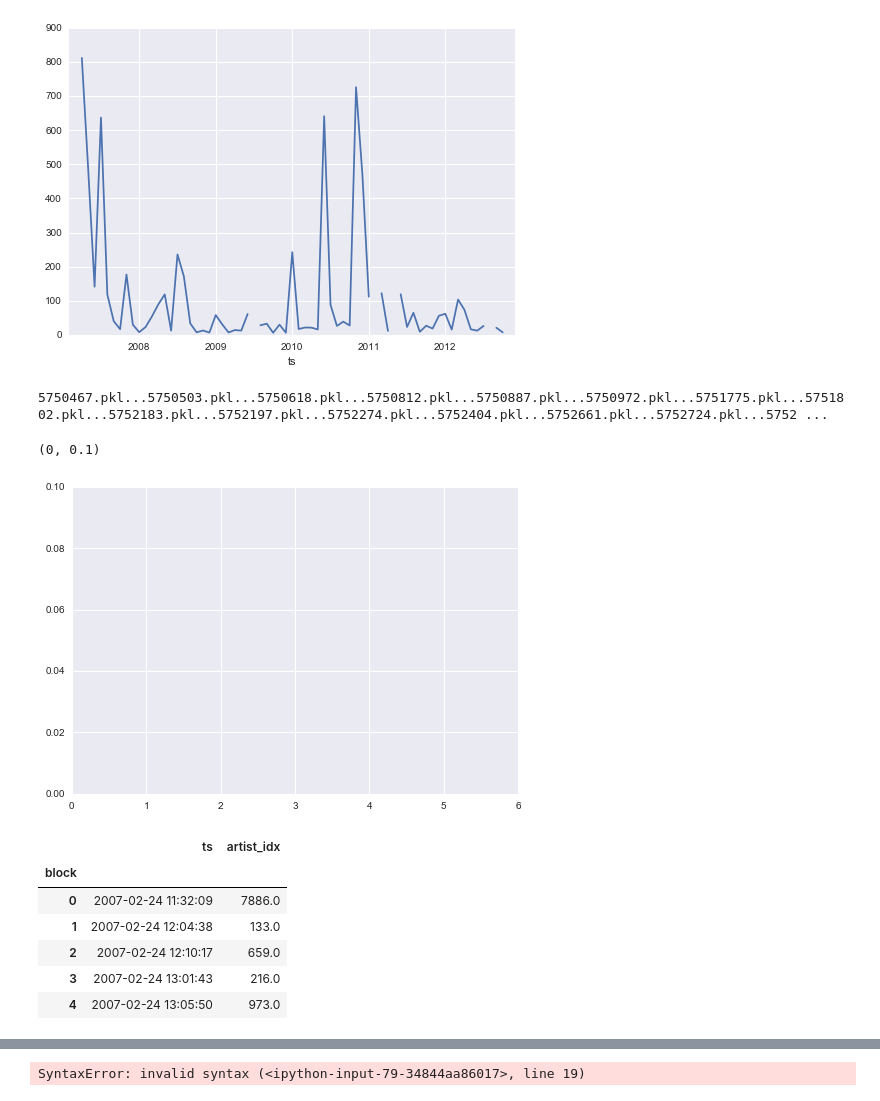
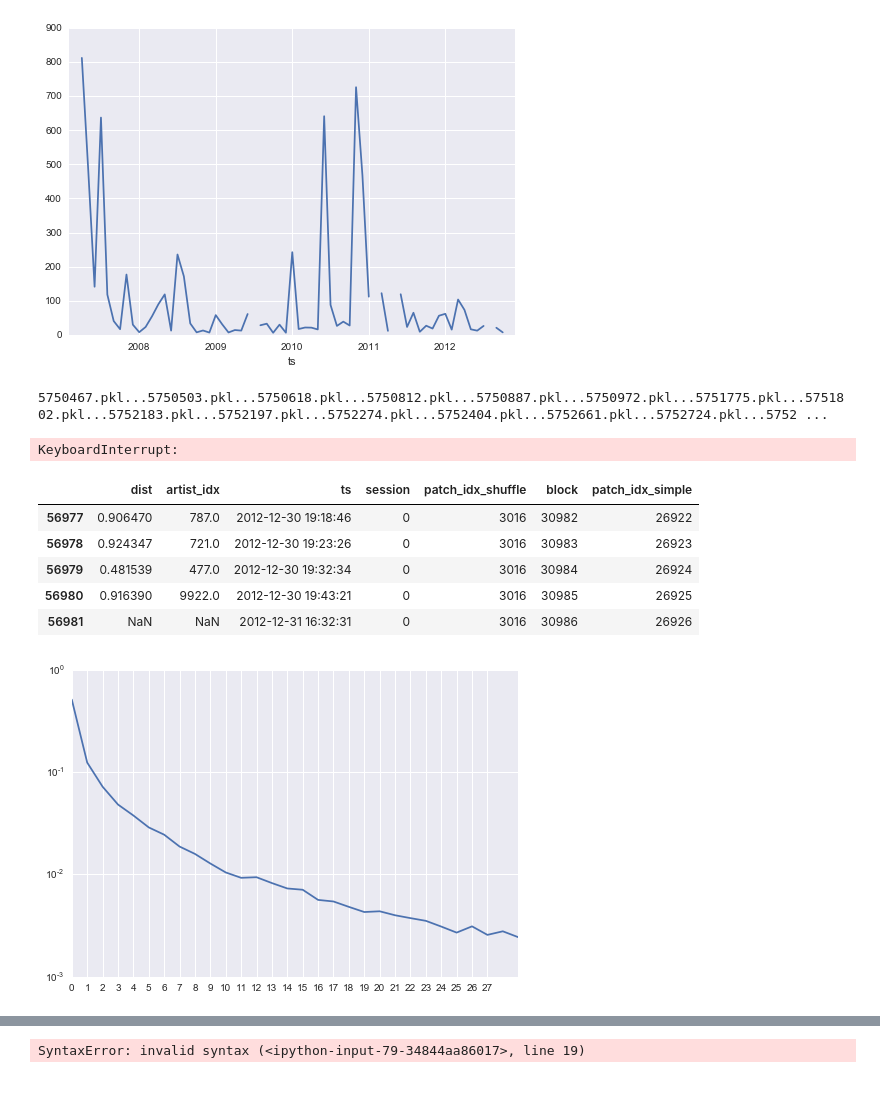
Before and after one commit to jlorince/MusicForaging, a Jupyter notebook: notebooks/scratch.ipynb, the cells around one changed output, grey strips where cells are left out. Cells and saved outputs as stored; diff of their text form; code cells hidden in the pictures.

Commit message:
blockgaps ready?

```diff
--- a/notebooks/scratch.ipynb
+++ b/notebooks/scratch.ipynb
@@ -44,46 +44,57 @@ example.set_index('ts')['ld'].resample('M').mean().plot()
 [figure]
 # %%
 import sys
+bins = np.arange(0,31,1)
 
-bins = np.arange(0,28,1)*24*60*60
-bins -= 43200
-bins[0] = 0
-gaps = np.zeros(len(bins)-1)
+result_all = []
+day = np.timedelta64(1, 'D')
+result_2 = []
 
 
 for fi in glob('../testData/scrobbles_processed/*'):
     sys.stdout.write(fi.split('/')[-1]+'...')
 
     df = pd.read_pickle(fi)[['ts','artist_idx','block']].groupby('block').first()
+    td = (df['ts']-df.shift(1)['ts']).dropna()/day
+    vals = np.histogram(td,bins=bins)[0]
+    result_2.append(vals)
 
+    #df = pd.read_pickle(fi)[['ts','artist_idx','block']]
 
+    result = []
     for artist in df['artist_idx'].dropna().unique():
-        current = df[df['artist_idx']==artist]
-        td = (current-current.shift(1)).dropna().apply(lambda x: x['ts'].total_seconds(),axis=1)
+        current = df[df['artist_idx']==artist]['ts']
+        td = ((current-current.shift(1)).dropna())/day
         vals = np.histogram(td,bins=bins)[0]
         #vals = vals/float(vals.sum())
-        if np.any(np.isnan(vals)):
-            break
-        gaps += vals
+        result.append(vals)
+    result_all.append(np.nanmean(np.vstack(result),axis=0))
 # %% [output]
 5750467.pkl...5750503.pkl...5750618.pkl...5750812.pkl...5750887.pkl...5750972.pkl...5751775.pkl...5751802.pkl...5752183.pkl...5752197.pkl...5752274.pkl...5752404.pkl...5752661.pkl...5752724.pkl...5752 ...
+KeyboardInterrupt:
+# %%
+pd.read_pickle(fi).tail()
+# %% [output]
+|  | dist | artist_idx | ts | session | patch_idx_shuffle | block | patch_idx_simple |
+| 56977 | 0.906470 | 787.0 | 2012-12-30 19:18:46 | 0 | 3016 | 30982 | 26922 |
+| 56978 | 0.924347 | 721.0 | 2012-12-30 19:23:26 | 0 | 3016 | 30983 | 26923 |
+| 56979 | 0.481539 | 477.0 | 2012-12-30 19:32:34 | 0 | 3016 | 30984 | 26924 |
+| 56980 | 0.916390 | 9922.0 | 2012-12-30 19:43:21 | 0 | 3016 | 30985 | 26925 |
+| 56981 | NaN | NaN | 2012-12-31 16:32:31 | 0 | 3016 | 30986 | 26926 |
 # %%
+gapdist = np.nanmean(np.vstack(result_all),axis=0)
+gapdist = gapdist/gapdist.sum()
+blah = np.nanmean(np.vstack(result_2),axis=0)
+blah = blah/blah.sum()
+
 fig,ax = plt.subplots(1,1)
 ax.set_xticks(range(28));
-ax.plot(result/result.sum())
+ax.plot(gapdist)
+#ax.plot(blah)
 #ax.set_ylim(0,result[1]);
-ax.set_ylim(0,0.1)
-#ax.set_yscale('log')
+#ax.set_ylim(0,0.1)
+ax.set_yscale('log')
+# ax.set_ylim(0,0.04)
+# ax.axvline(7)
 # %% [output]
-(0, 0.1)
-[figure, old version]
+[figure, new version]
-# %%
-df.head()
-# %% [output]
-|  | ts | artist_idx |
-| block |  |  |
-| 0 | 2007-02-24 11:32:09 | 7886.0 |
-| 1 | 2007-02-24 12:04:38 | 133.0 |
-| 2 | 2007-02-24 12:10:17 | 659.0 |
-| 3 | 2007-02-24 13:01:43 | 216.0 |
-| 4 | 2007-02-24 13:05:50 | 973.0 |
```
Also changed, not shown: parts of 3 cells of this notebook, 4 other files.
